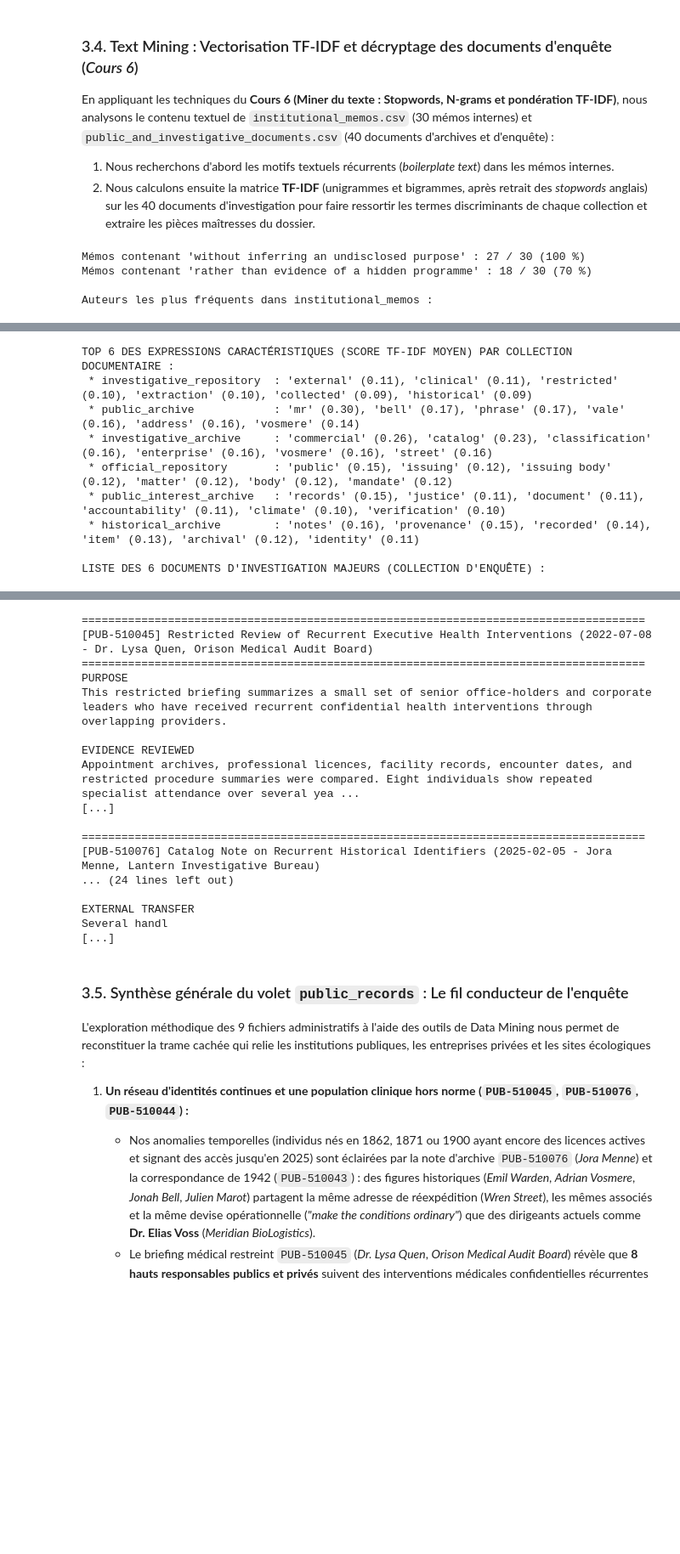
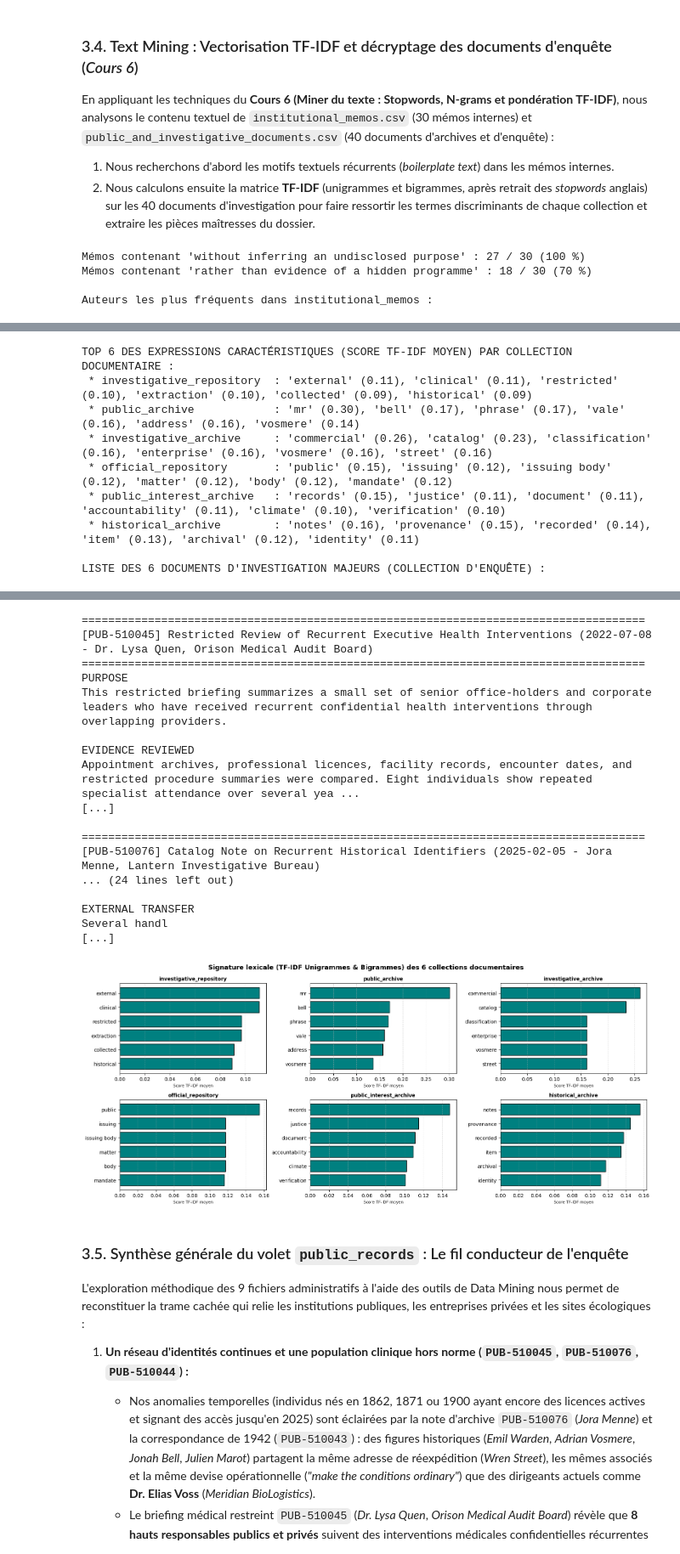
Before and after one commit to YasminaABBAS/20262027-UE-DataMining-Groupe10, a Jupyter notebook: Base_notebook_to_complete-checkpoint.ipynb, the cells around one changed output, grey strips where cells are left out. Shown at 85% size. Cells and saved outputs as stored; diff of their text form; code cells hidden in the pictures; blank space fills up the shorter version.

```diff
--- a/Base_notebook_to_complete-checkpoint.ipynb
+++ b/Base_notebook_to_complete-checkpoint.ipynb
@@ -1396,6 +1540,25 @@ for doc_id in ['PUB-510045', 'PUB-510076', 'PUB-510079', 'PUB-510063']:
     print(f"\n{'='*85}\n[{row['document_id']}] {row['title']} ({row['document_date']} - {row['author_name']}, {row['author_organization']})\n{'='*85}")
     # On affiche les 600 premiers caractères du texte
     print(row['text'][:650] + "\n[...]")
+
+# --- AJOUT VISUEL SECTION 3.4 : TOP 6 DES MOTS-CLÉS TF-IDF PAR COLLECTION ---
+collections = pid_clean['collection'].unique()
+fig, axes = plt.subplots(2, 3, figsize=(16, 7))
+axes = axes.ravel()
+
+for idx, collection_name in enumerate(collections):
+    idx_coll = (pid_clean['collection'] == collection_name).values
+    scores_moyens = np.asarray(tfidf_matrix[idx_coll].mean(axis=0)).ravel()
+    top_idx = scores_moyens.argsort()[-6:]
+
+    axes[idx].barh(vocab[top_idx], scores_moyens[top_idx], color='teal', edgecolor='black')
+    axes[idx].set_title(collection_name, fontsize=10, fontweight='bold')
+    axes[idx].set_xlabel("Score TF-IDF moyen", fontsize=8)
+    axes[idx].grid(axis='x', linestyle='--', alpha=0.4)
+
+plt.suptitle("Signature lexicale (TF-IDF Unigrammes & Bigrammes) des 6 collections documentaires", fontsize=13, fontweight='bold')
+plt.tight_layout()
+plt.show()
 # %% [output]
 Mémos contenant 'without inferring an undisclosed purpose' : 27 / 30 (100 %)
 Mémos contenant 'rather than evidence of a hidden programme' : 18 / 30 (70 %)
@@ -1414,33 +1577,34 @@ TOP 6 DES EXPRESSIONS CARACTÉRISTIQUES (SCORE TF-IDF MOYEN) PAR COLLECTION DOCU
  * investigative_archive     : 'commercial' (0.26), 'catalog' (0.23), 'classification' (0.16), 'enterprise' (0.16), 'vosmere' (0.16), 'street' (0.16)
  * official_repository       : 'public' (0.15), 'issuing' (0.12), 'issuing body' (0.12), 'matter' (0.12), 'body' (0.12), 'mandate' (0.12)
  * public_interest_archive   : 'records' (0.15), 'justice' (0.11), 'document' (0.11), 'accountability' (0.11), 'climate' (0.10), 'verification' (0.10)
  * historical_archive        : 'notes' (0.16), 'provenance' (0.15), 'recorded' (0.14), 'item' (0.13), 'archival' (0.12), 'identity' (0.11)
 
 LISTE DES 6 DOCUMENTS D'INVESTIGATION MAJEURS (COLLECTION D'ENQUÊTE) :
 |  | document_id | document_date | document_type | author_name | author_organization | title | ... |
 | 0 | PUB-510045 | 2022-07-08 | confidential_briefing | Dr. Lysa Quen | Orison Medical Audit Board | Restricted Review of Recurrent Ex... | ... |
 | 1 | PUB-510094 | 2024-07-12 | research_summary | Selene Aras | Threshold Earth Observatory | Opposed Ecological Strategies and... | ... |
 | 7 | PUB-510076 | 2025-02-05 | corporate_archive | Jora Menne | Lantern Investigative Bureau | Catalog Note on Recurrent Histori... | ... |
 | 4 | PUB-510044 | 2025-02-21 | investigative_note | Jora Menne | Lantern Investigative Bureau | Jacob Vale Identity-Continuity Lead | ... |
 | 5 | PUB-510079 | 2025-04-09 | whistleblower_message | Mara Venn | Lantern Investigative Bureau | Message Concerning Collected Eony... | ... |
 | 6 | PUB-510063 | 2025-05-16 | confidential_briefing | Mara Venn | Lantern Investigative Bureau | Restricted Classification and Ext... | ... |
 =====================================================================================
 [PUB-510045] Restricted Review of Recurrent Executive Health Interventions (2022-07-08 - Dr. Lysa Quen, Orison Medical Audit Board)
 =====================================================================================
 PURPOSE
 This restricted briefing summarizes a small set of senior office-holders and corporate leaders who have received recurrent confidential health interventions through overlapping providers.
 
 EVIDENCE REVIEWED
 Appointment archives, professional licences, facility records, encounter dates, and restricted procedure summaries were compared. Eight individuals show repeated specialist attendance over several yea ...
 [...]
 
 =====================================================================================
 [PUB-510076] Catalog Note on Recurrent Historical Identifiers (2025-02-05 - Jora Menne, Lantern Investigative Bureau)
 ... (24 lines left out)
 
 EXTERNAL TRANSFER
 Several handl
 [...]
+[figure, added]
 # %% [markdown]
 ### 3.5. Synthèse générale du volet `public_records` : Le fil conducteur de l'enquête
 
```
Also changed, not shown: parts of 3 cells of this notebook.
